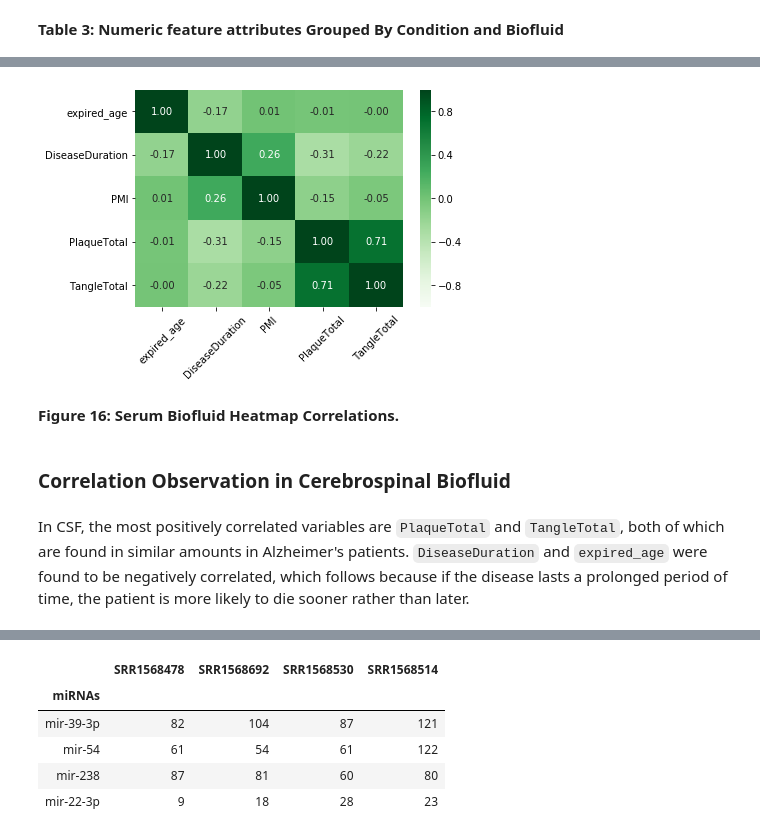
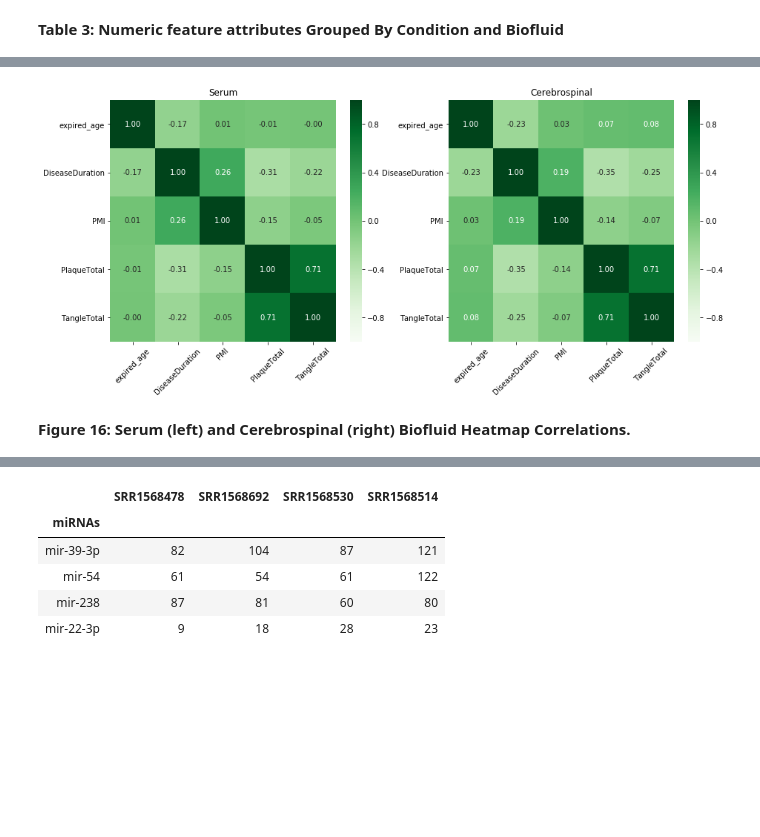
Before and after one commit to sksamra/DSC180B_B04_Capstone, a Jupyter notebook: notebooks/report.ipynb, the cells around one changed output, grey strips where cells are left out. Saved outputs shown, nothing was run; the diff lists cells and outputs as text; code cells hidden in the pictures; blank space fills up the shorter version.

```diff
--- a/notebooks/report.ipynb
+++ b/notebooks/report.ipynb
@@ -414,23 +419,41 @@ Here, we inspect the correlation between features in our feature table within se
 # %%
 # Serum Correlation Observation
+fig = plt.figure(figsize=(15,6))
+plt.subplot(1, 2, 1)
 Serum_region = sra[['expired_age','DiseaseDuration', 'PMI', 'PlaqueTotal', 'TangleTotal']][sra['BIOFLUID'].str.contains("Serum")]
 Serum_corr_data = Serum_region.corr()
 sns.heatmap(Serum_corr_data, annot=True, fmt=".2f", cmap='Greens',vmin=-1.0, vmax=1.0)
 plt.xticks(rotation=45)
+plt.title("Serum")
+# fix for mpl bug that cuts off top/bottom of seaborn viz
+b, t = plt.ylim() # discover the values for bottom and top
+b += 0.5 # Add 0.5 to the bottom
+t -= 0.5 # Subtract 0.5 from the top
+plt.ylim(b, t) # update the ylim(bottom, top) values
+#plt.show()
+#display(HTML("<b>Figure "+str(figNum)+": Serum Biofluid Heatmap Correlations.</b>"))
+#figNum += 1
+#plt.savefig(os.path.join(plot_path, 'corr_serum.png'))
+
+# Cerebrospinal fluid Correlation Observation
+plt.subplot(1, 2, 2)
+Cerebrospinal_region = sra[['expired_age','DiseaseDuration', 'PMI', 'PlaqueTotal', 'TangleTotal']][sra['BIOFLUID'].str.contains("Cerebrospinal fluid")]
+Cerebrospinal_corr_data = Cerebrospinal_region.corr()
+sns.heatmap(Cerebrospinal_corr_data, annot=True, fmt=".2f", cmap='Greens',vmin=-1.0, vmax=1.0)
+plt.xticks(rotation=45)
+plt.title("Cerebrospinal")
 
 # fix for mpl bug that cuts off top/bottom of seaborn viz
 b, t = plt.ylim() # discover the values for bottom and top
 b += 0.5 # Add 0.5 to the bottom
 t -= 0.5 # Subtract 0.5 from the top
 plt.ylim(b, t) # update the ylim(bottom, top) values
+
 plt.show()
-display(HTML("<b>Figure "+str(figNum)+": Serum Biofluid Heatmap Correlations.</b>"))
+display(HTML("<b>Figure "+str(figNum)+": Serum (left) and Cerebrospinal (right) Biofluid Heatmap Correlations.</b>"))
 figNum += 1
-#plt.savefig(os.path.join(plot_path, 'corr_serum.png'))
+
+#plt.savefig(os.path.join(plot_path, 'corr_csf.png'))
 # %% [output]
-[figure, old version]
+[figure, new version]
-Figure 16: Serum Biofluid Heatmap Correlations.
+Figure 16: Serum (left) and Cerebrospinal (right) Biofluid Heatmap Correlations.
-# %% [markdown]
-### Correlation Observation in Cerebrospinal Biofluid
-# %% [markdown]
-In CSF, the most positively correlated variables are `PlaqueTotal` and `TangleTotal`, both of which are found in similar amounts in Alzheimer's patients. `DiseaseDuration` and `expired_age` were found to be negatively correlated, which follows because if the disease lasts a prolonged period of time, the patient is more likely to die sooner rather than later.
```
Also changed, not shown: parts of 57 cells of this notebook.
